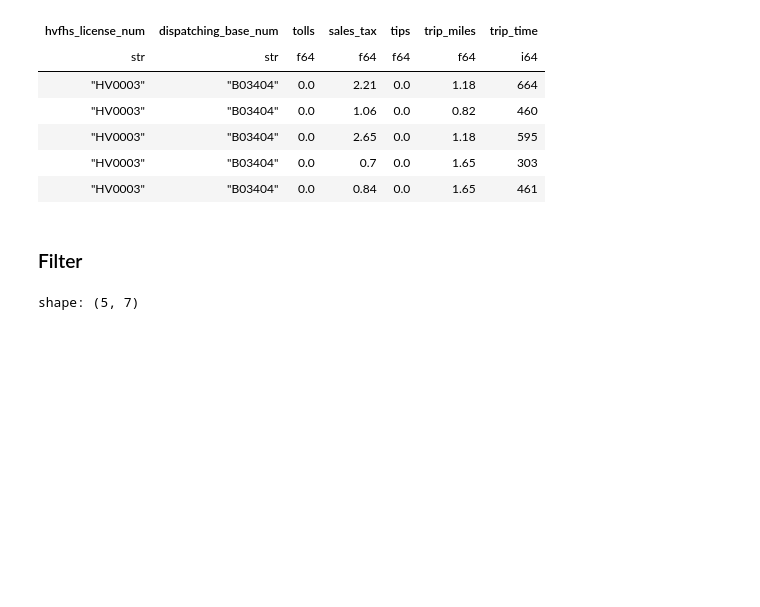
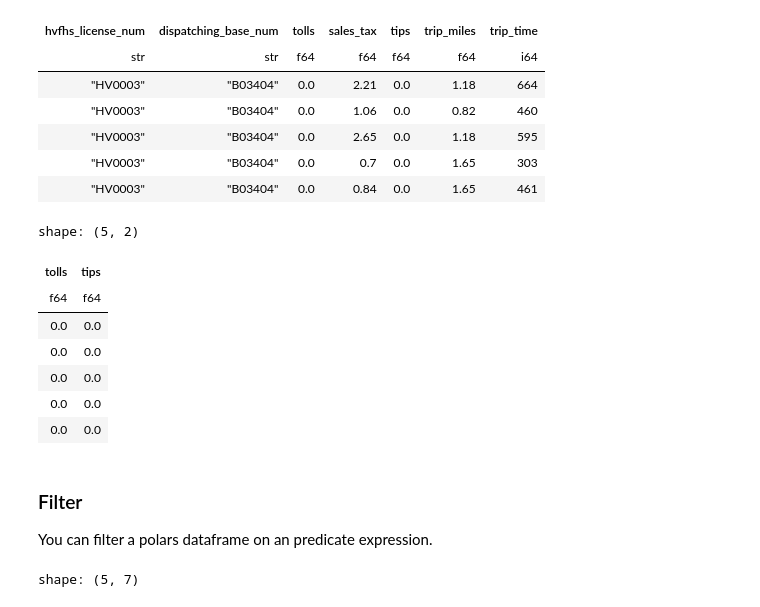
Before and after one commit to italanchan/polars-open-source-app, a Jupyter notebook: explore_data.ipynb, the cells around one changed output. Drawn from its saved outputs; the diff is of its cells as text; code cells hidden in the pictures; blank space fills up the shorter version.

```diff
--- a/explore_data.ipynb
+++ b/explore_data.ipynb
@@ -28,8 +32,21 @@ shape: (5, 7)
 | "HV0003" | "B03404" | 0.0 | 2.65 | 0.0 | 1.18 | 595 |
 | "HV0003" | "B03404" | 0.0 | 0.7 | 0.0 | 1.65 | 303 |
 | "HV0003" | "B03404" | 0.0 | 0.84 | 0.0 | 1.65 | 461 |
-# %% [markdown]
-### Filter
+# %%
+df3 = df.select(pl.col('tolls'), pl.col('tips'))
+df3.head()
+# %% [output]
+shape: (5, 2)
+| tolls | tips |
+| f64 | f64 |
+| 0.0 | 0.0 |
+| 0.0 | 0.0 |
+| 0.0 | 0.0 |
+| 0.0 | 0.0 |
+| 0.0 | 0.0 |
+# %% [markdown]
+### Filter
+You can filter a polars dataframe on an predicate expression.
 # %%
 df2.filter(pl.col('tips') > 5).head()
 # %% [output]
```
Also changed, not shown: parts of 16 cells of this notebook, 1 other file.
